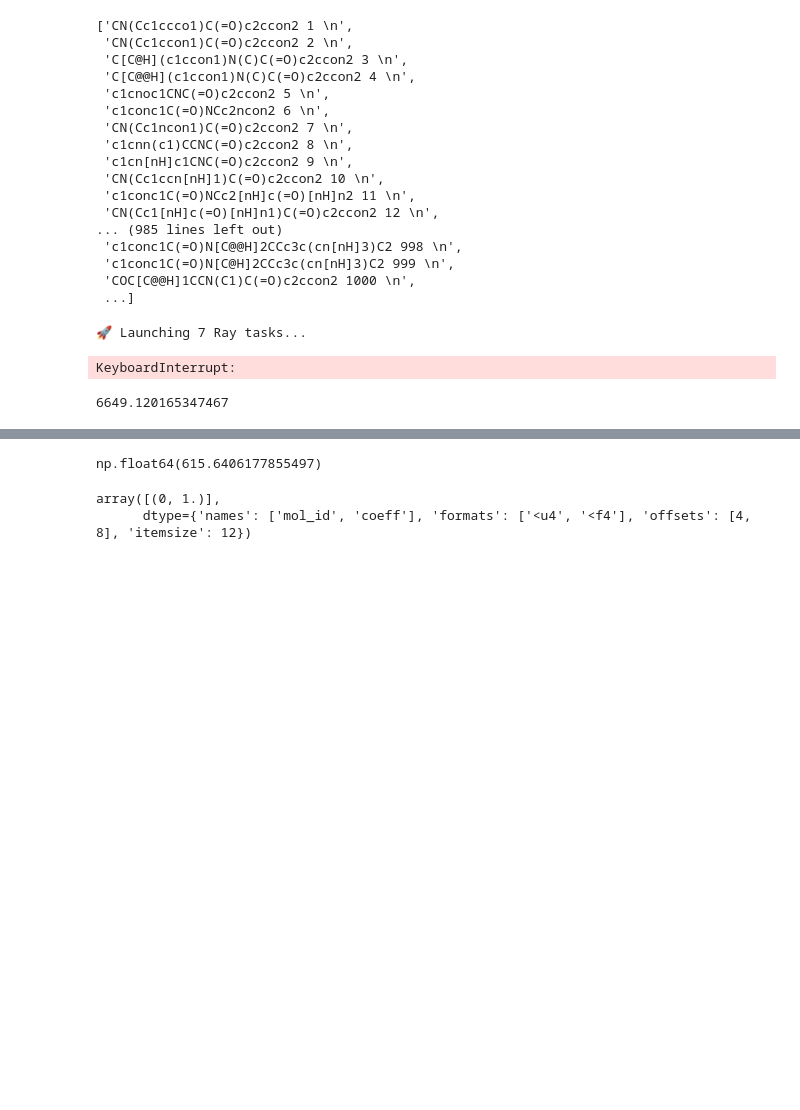
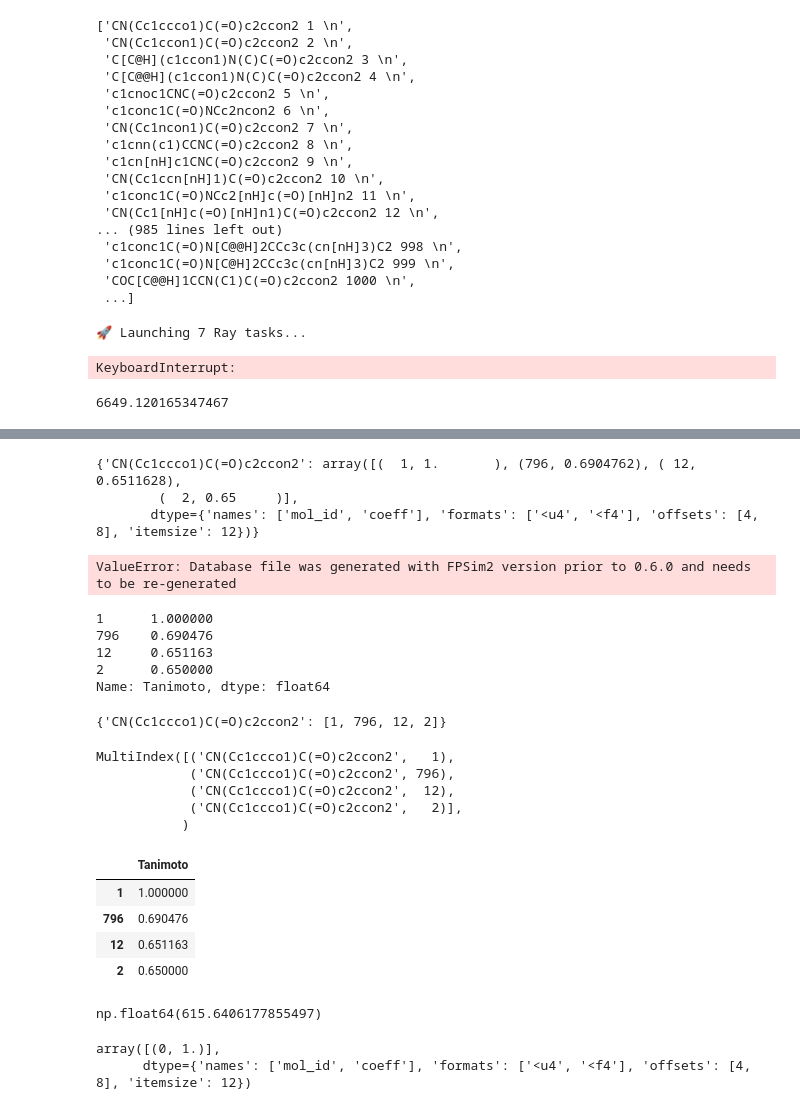
Before and after one commit to zaky02/LibMiner, a Jupyter notebook: clean/cluster_search.ipynb, the cells around one changed output, grey strips where cells are left out. Saved outputs shown, nothing was run; the diff lists cells and outputs as text; code cells hidden in the pictures; blank space fills up the shorter version.

```diff
--- a/clean/cluster_search.ipynb
+++ b/clean/cluster_search.ipynb
@@ -1532,0 +1770,29 @@ array([(      0, 1.        ), (    795, 0.6904762 ),
+# %%
+with open("file.pkl", "rb") as rb:
+   u = pickle.load(rb)
+u
+# %% [output]
+{'CN(Cc1ccco1)C(=O)c2ccon2': array([(  1, 1.       ), (796, 0.6904762), ( 12, 0.6511628),
+        (  2, 0.65     )],
+       dtype={'names': ['mol_id', 'coeff'], 'formats': ['<u4', '<f4'], 'offsets': [4, 8], 'itemsize': 12})}
+# %%
+fp_filename = 'merged.h5'
+fpe = FPSim2Engine(fp_filename)
+search = {}
+tanimoto = {}
+query = 'CN(Cc1ccco1)C(=O)c2ccon2'
+results = fpe.top_k(query, k=100, threshold=0.65, metric='tanimoto', n_workers=4)
+
+search[query] = [int(x[0]) for x in results]
+tanimoto[query] = pd.Series({int(x[0]): float(x[1]) for x in results}).rename("Tanimoto")
+results
+# %% [output]
+ValueError: Database file was generated with FPSim2 version prior to 0.6.0 and needs to be re-generated
+# %%
+tanimoto["CN(Cc1ccco1)C(=O)c2ccon2"]
+# %% [output]
+1      1.000000
+796    0.690476
+12     0.651163
+2      0.650000
+Name: Tanimoto, dtype: float64
@@ -1532,0 +1802,6 @@ array([(      0, 1.        ), (    795, 0.6904762 ),
+# %%
+with open("test.json", "r") as js:
+   a = json.load(js)
+a
+# %% [output]
+{'CN(Cc1ccco1)C(=O)c2ccon2': [1, 796, 12, 2]}
@@ -1533,3 +1810,21 @@ array([(      0, 1.        ), (    795, 0.6904762 ),
+# %%
+tanimoto.index
+# %% [output]
+MultiIndex([('CN(Cc1ccco1)C(=O)c2ccon2',   1),
+            ('CN(Cc1ccco1)C(=O)c2ccon2', 796),
+            ('CN(Cc1ccco1)C(=O)c2ccon2',  12),
+            ('CN(Cc1ccco1)C(=O)c2ccon2',   2)],
+           )
+# %%
+tanimoto = pd.read_csv("test_tanimoto.csv", index_col=[0,1])
+a = {x: tanimoto.loc[x] for x in tanimoto.index.levels[0]}
+a["CN(Cc1ccco1)C(=O)c2ccon2"]
+# %% [output]
+|  | Tanimoto |
+| 1 | 1.000000 |
+| 796 | 0.690476 |
+| 12 | 0.651163 |
+| 2 | 0.650000 |
 # %%
 6.1 * 134_100_000_000 / num / 60
 # %% [output]
```
Also changed, not shown: parts of 95 cells of this notebook, 3 other files.
